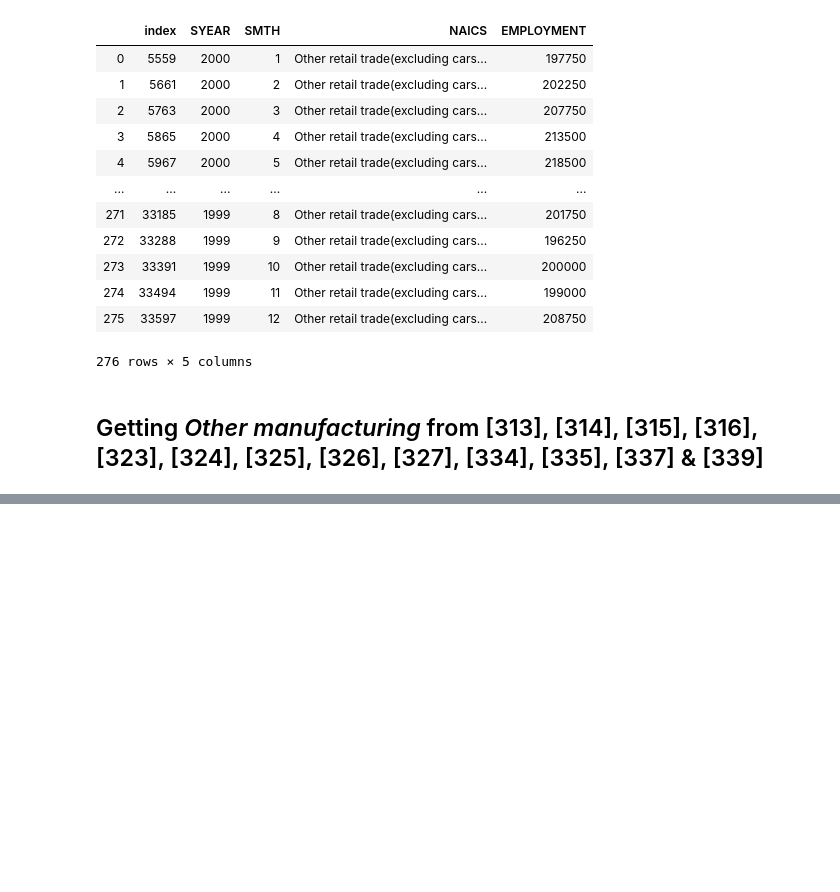
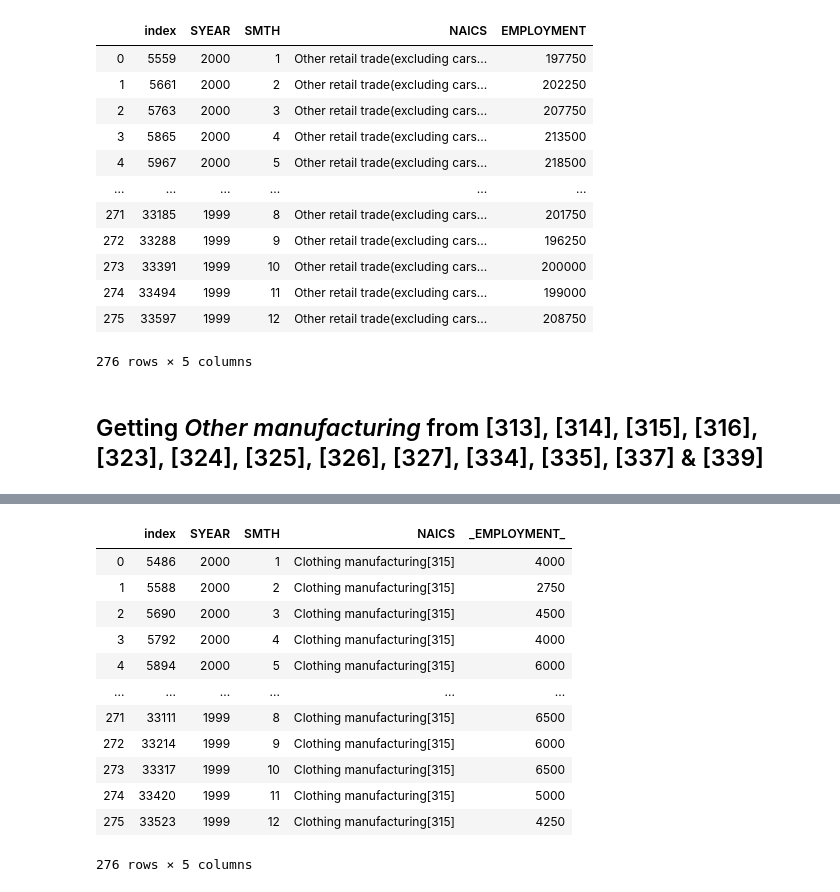
Before and after one commit to Hotlynn2/SERIES-ANALYSIS-OF-NAICS, a Jupyter notebook: Time Analysis Series.ipynb, the cells around one changed output, grey strips where cells are left out. Drawn from its saved outputs; the diff is of its cells as text; code cells hidden in the pictures; blank space fills up the shorter version.

```diff
--- a/Time Analysis Series.ipynb
+++ b/Time Analysis Series.ipynb
@@ -1914,0 +1949,17 @@ Other_retail_trade
+# %%
+Clothing_manufacturing = data.loc[data['NAICS'].str.contains('315', na = False)].reset_index()
+Clothing_manufacturing
+# %% [output]
+|  | index | SYEAR | SMTH | NAICS | _EMPLOYMENT_ |
+| 0 | 5486 | 2000 | 1 | Clothing manufacturing[315] | 4000 |
+| 1 | 5588 | 2000 | 2 | Clothing manufacturing[315] | 2750 |
+| 2 | 5690 | 2000 | 3 | Clothing manufacturing[315] | 4500 |
+| 3 | 5792 | 2000 | 4 | Clothing manufacturing[315] | 4000 |
+| 4 | 5894 | 2000 | 5 | Clothing manufacturing[315] | 6000 |
+| ... | ... | ... | ... | ... | ... |
+| 271 | 33111 | 1999 | 8 | Clothing manufacturing[315] | 6500 |
+| 272 | 33214 | 1999 | 9 | Clothing manufacturing[315] | 6000 |
+| 273 | 33317 | 1999 | 10 | Clothing manufacturing[315] | 6500 |
+| 274 | 33420 | 1999 | 11 | Clothing manufacturing[315] | 5000 |
+| 275 | 33523 | 1999 | 12 | Clothing manufacturing[315] | 4250 |
+276 rows × 5 columns
```
Also changed, not shown: parts of 4 cells of this notebook.
